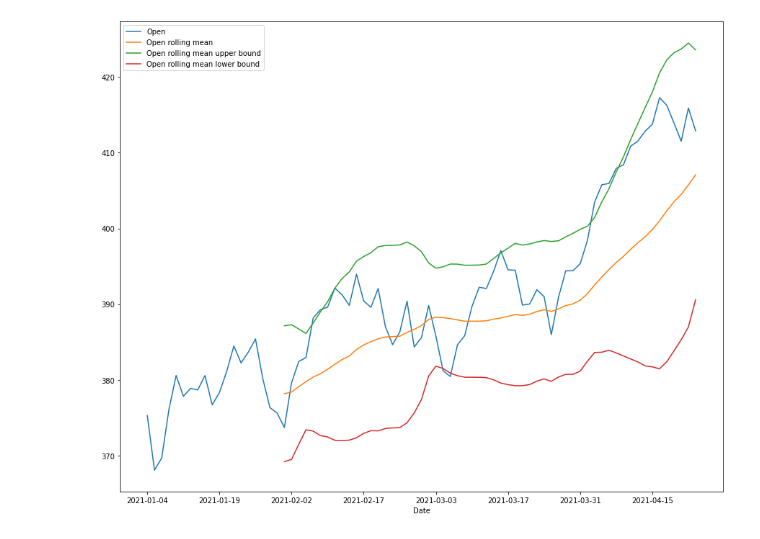
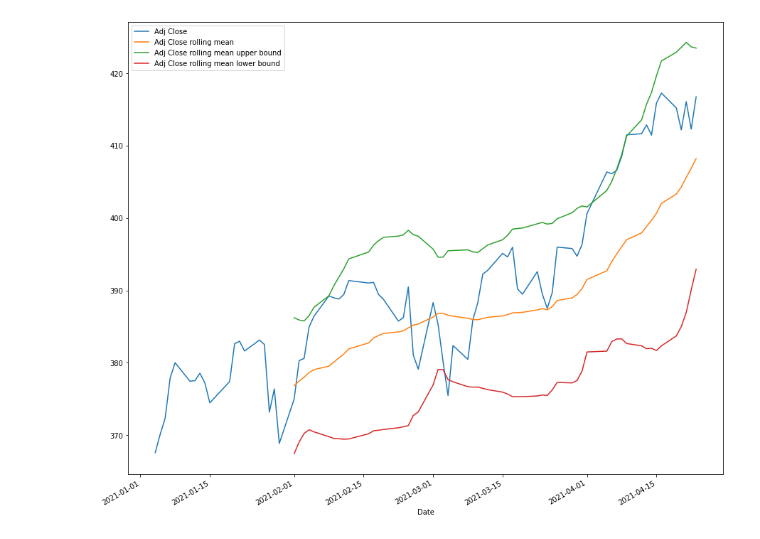
Before and after one commit to JiahuaZhang/machine-learning-trading, a Jupyter notebook: Untitled0.ipynb, the cells around one changed output. Cells and saved outputs as stored; diff of their text form; code cells hidden in the pictures.

```diff
--- a/Untitled0.ipynb
+++ b/Untitled0.ipynb
@@ -19,7 +21,15 @@ def rolling_analysis(series, window=20, nstd=2):
   lower_bound.name = '{} lower bound'.format(mean.name)
 
   pd.concat([series, mean, upper_bound, lower_bound], axis=1).plot()
+
+  return mean, upper_bound, lower_bound, rolling.std()
-# %%
-rolling_analysis(stock.Open)
-# %% [output]
-[figure, removed]
+# %%
+spy = pd.read_csv('./SPY.csv', index_col='Date', parse_dates=True)
+# %%
+stock = spy[spy.index > '2021']
+# %%
+adjust_close = stock['Adj Close']
+# %%
+mean, upper, lower, std = rolling_analysis(adjust_close)
+# %% [output]
+[figure, added]
```
Also changed, not shown: parts of 8 cells of this notebook.
